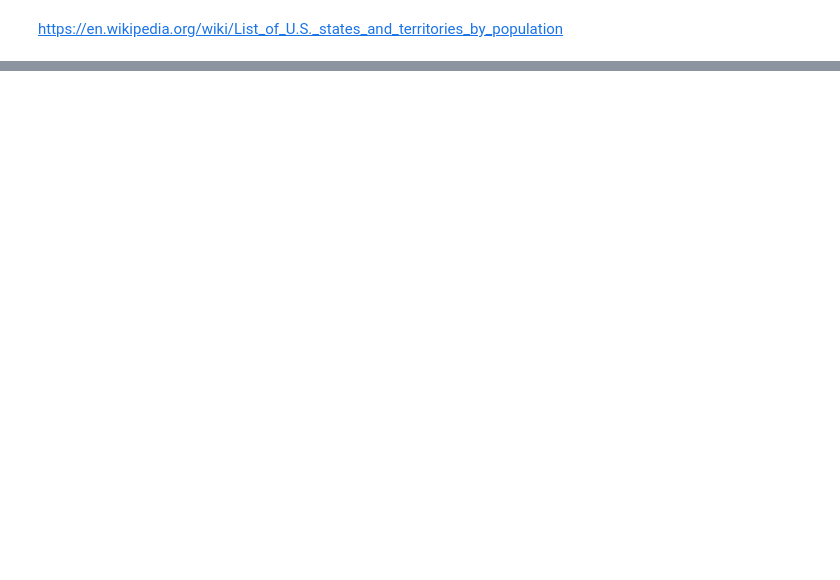
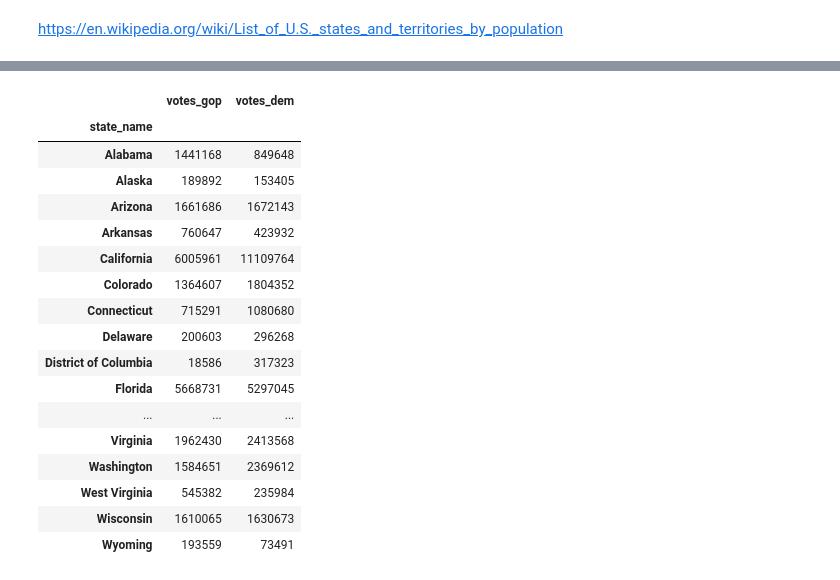
Before and after one commit to hellojohncruz/DATA-608, a Jupyter notebook: Story 01/jobs_act_allocation.ipynb, the cells around one changed output, grey strips where cells are left out. Saved outputs shown, nothing was run; the diff lists cells and outputs as text; code cells hidden in the pictures; blank space fills up the shorter version.

```diff
--- a/Story 01/jobs_act_allocation.ipynb
+++ b/Story 01/jobs_act_allocation.ipynb
@@ -67,0 +183,22 @@ df.to_csv("us_population_by_state_clean.csv", index=False)
+# %%
+election_df = election_df.groupby('state_name').sum(numeric_only=True)
+election_df
+# %% [output]
+|  | votes_gop | votes_dem |
+| state_name |  |  |
+| Alabama | 1441168 | 849648 |
+| Alaska | 189892 | 153405 |
+| Arizona | 1661686 | 1672143 |
+| Arkansas | 760647 | 423932 |
+| California | 6005961 | 11109764 |
+| Colorado | 1364607 | 1804352 |
+| Connecticut | 715291 | 1080680 |
+| Delaware | 200603 | 296268 |
+| District of Columbia | 18586 | 317323 |
+| Florida | 5668731 | 5297045 |
+| ... | ... | ... |
+| Virginia | 1962430 | 2413568 |
+| Washington | 1584651 | 2369612 |
+| West Virginia | 545382 | 235984 |
+| Wisconsin | 1610065 | 1630673 |
+| Wyoming | 193559 | 73491 |
```
Also changed, not shown: parts of 14 cells of this notebook.
